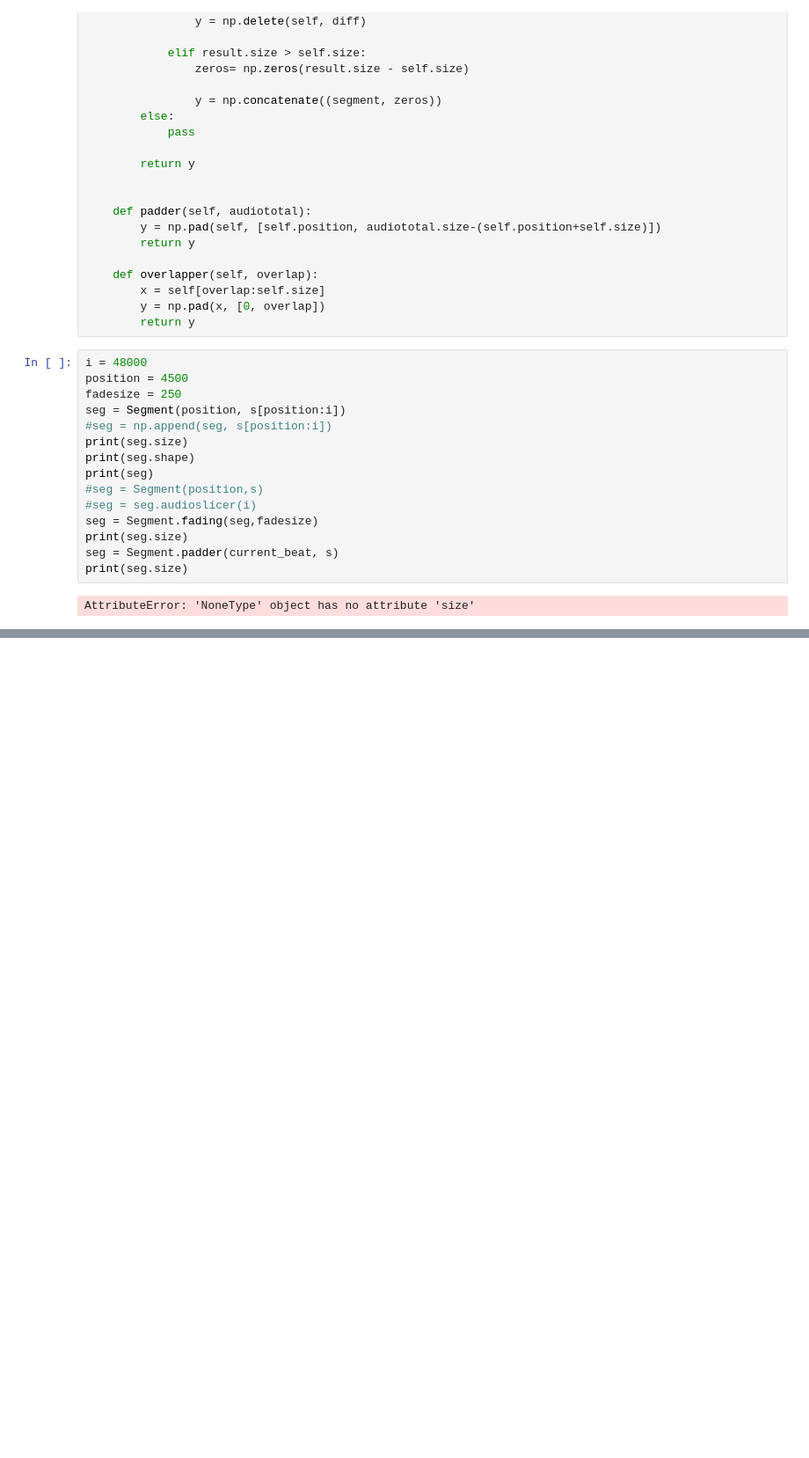
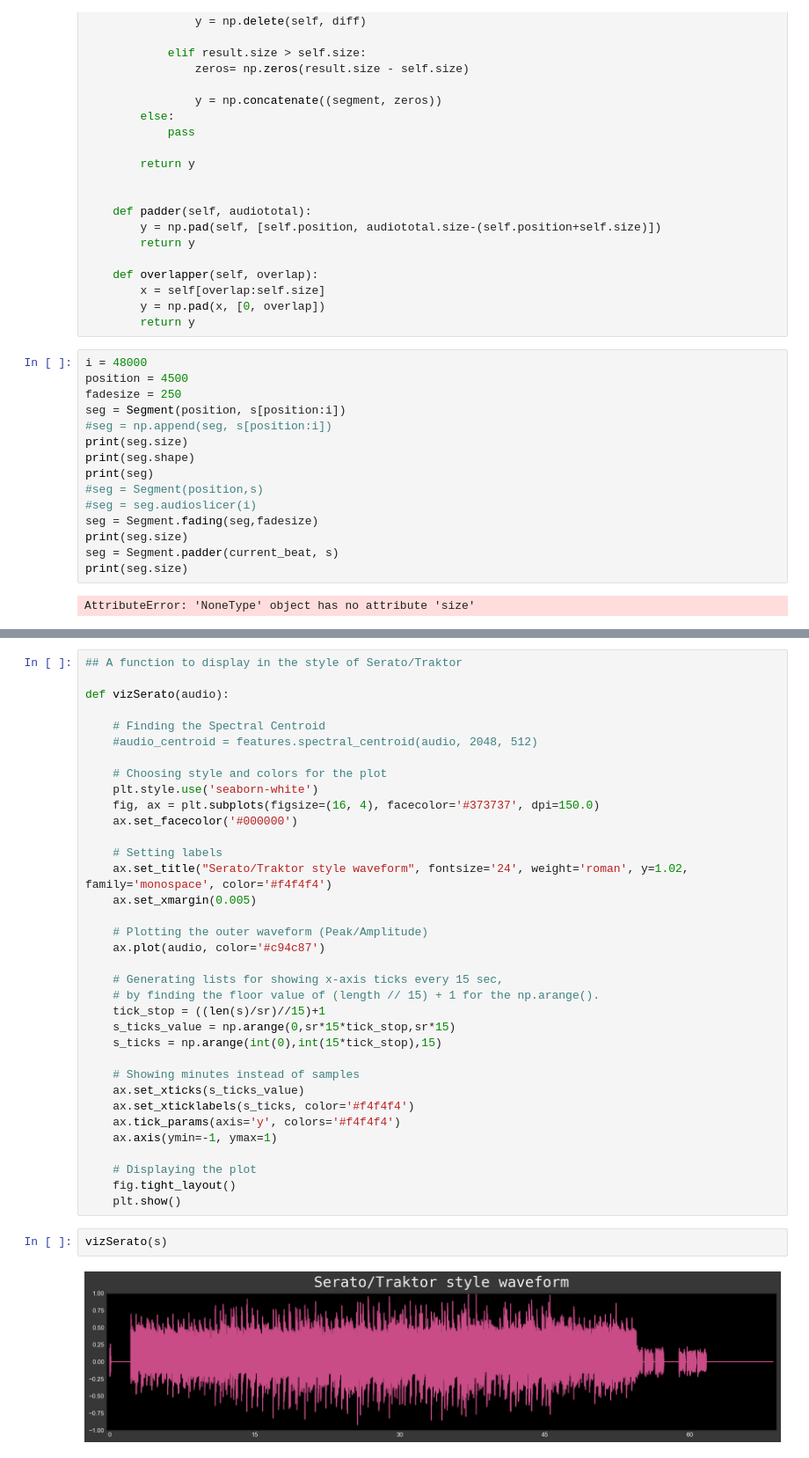
Before and after one commit to wnetzel/MCT-teamA-2021, a Jupyter notebook: Python Assignment 5/Py5part2/Py5part2.ipynb, the cells around one changed output, grey strips where cells are left out. Shown: that part at 88% size. Cells and saved outputs as stored; diff of their text form; blank space fills up the shorter version.

```diff
--- a/Python Assignment 5/Py5part2/Py5part2.ipynb
+++ b/Python Assignment 5/Py5part2/Py5part2.ipynb
@@ -628,0 +701,39 @@ NameError: name 'my_list' is not defined
+# %%
+## A function to display in the style of Serato/Traktor
+
+def vizSerato(audio):
+
+    # Finding the Spectral Centroid
+    #audio_centroid = features.spectral_centroid(audio, 2048, 512)
+
+    # Choosing style and colors for the plot
+    plt.style.use('seaborn-white')
+    fig, ax = plt.subplots(figsize=(16, 4), facecolor='#373737', dpi=150.0)
+    ax.set_facecolor('#000000')
+
+    # Setting labels
+    ax.set_title("Serato/Traktor style waveform", fontsize='24', weight='roman', y=1.02, family='monospace', color='#f4f4f4')
+    ax.set_xmargin(0.005)
+
+    # Plotting the outer waveform (Peak/Amplitude)
+    ax.plot(audio, color='#c94c87')
+
+    # Generating lists for showing x-axis ticks every 15 sec,
+    # by finding the floor value of (length // 15) + 1 for the np.arange().
+    tick_stop = ((len(s)/sr)//15)+1
+    s_ticks_value = np.arange(0,sr*15*tick_stop,sr*15)
+    s_ticks = np.arange(int(0),int(15*tick_stop),15)
+
+    # Showing minutes instead of samples
+    ax.set_xticks(s_ticks_value)
+    ax.set_xticklabels(s_ticks, color='#f4f4f4')
+    ax.tick_params(axis='y', colors='#f4f4f4')
+    ax.axis(ymin=-1, ymax=1)
+
+    # Displaying the plot
+    fig.tight_layout()
+    plt.show()
+# %%
+vizSerato(s)
+# %% [output]
+[figure, added]
```
Also changed, not shown: parts of 14 cells of this notebook, 1 other file.
